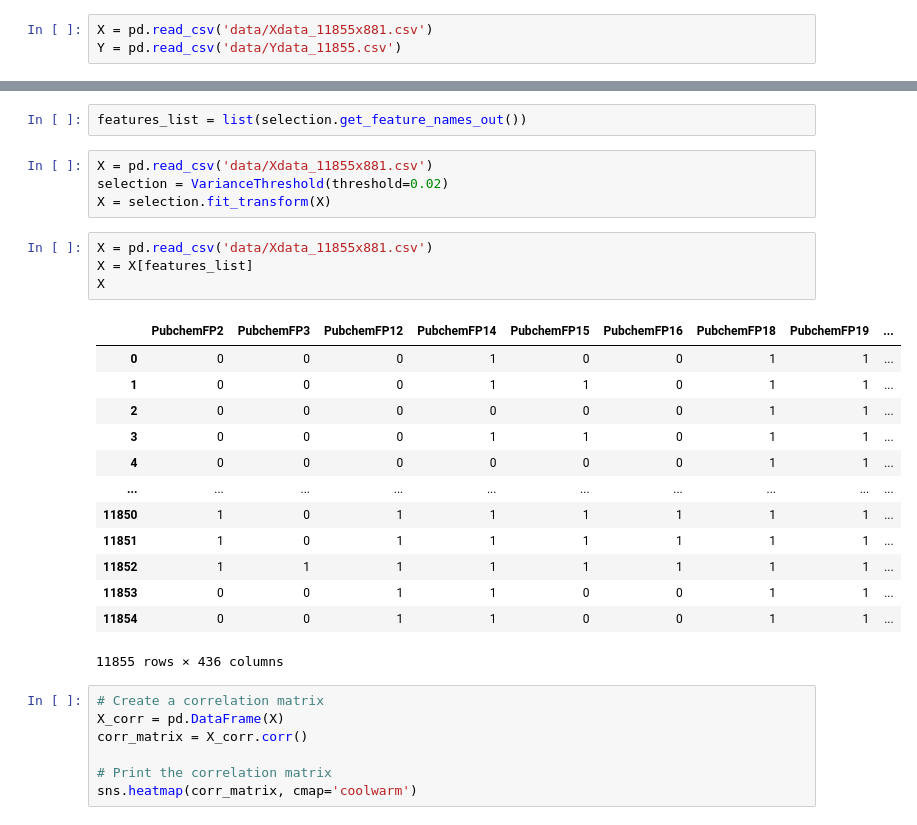
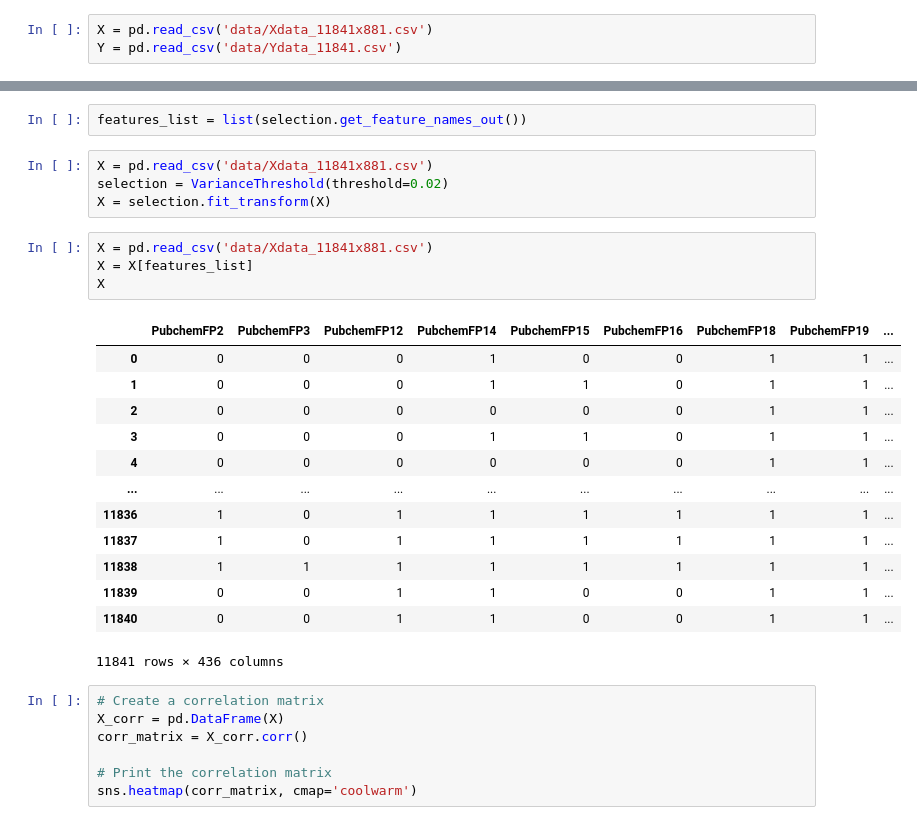
Before and after one commit to Curtis-Wu/Computational-Drug-Discovery-Webapp, a Jupyter notebook: models/fen1/Computational Drug Discovery Project copy.ipynb, the cells around one changed output, grey strips where cells are left out. Drawn from its saved outputs; the diff is of its cells as text.

```diff
--- a/models/fen1/Computational Drug Discovery Project copy.ipynb
+++ b/models/fen1/Computational Drug Discovery Project copy.ipynb
@@ -290,8 +356,8 @@ from sklearn.model_selection import train_test_split
 from sklearn.feature_selection import VarianceThreshold
 import pickle
 # %%
-X = pd.read_csv('data/Xdata_11855x881.csv')
-Y = pd.read_csv('data/Ydata_11855.csv')
+X = pd.read_csv('data/Xdata_11841x881.csv')
+Y = pd.read_csv('data/Ydata_11841.csv')
 # %%
 # Removing low variance features
 from sklearn.feature_selection import VarianceThreshold
@@ -303,27 +369,27 @@ len(list(selection.get_feature_names_out()))
 # %%
 features_list = list(selection.get_feature_names_out())
 # %%
-X = pd.read_csv('data/Xdata_11855x881.csv')
+X = pd.read_csv('data/Xdata_11841x881.csv')
 selection = VarianceThreshold(threshold=0.02)
 X = selection.fit_transform(X)
 # %%
-X = pd.read_csv('data/Xdata_11855x881.csv')
+X = pd.read_csv('data/Xdata_11841x881.csv')
 X = X[features_list]
 X
 # %% [output]
 |  | PubchemFP2 | PubchemFP3 | PubchemFP12 | PubchemFP14 | PubchemFP15 | PubchemFP16 | PubchemFP18 | PubchemFP19 | ... |
 | 0 | 0 | 0 | 0 | 1 | 0 | 0 | 1 | 1 | ... |
 | 1 | 0 | 0 | 0 | 1 | 1 | 0 | 1 | 1 | ... |
 | 2 | 0 | 0 | 0 | 0 | 0 | 0 | 1 | 1 | ... |
 | 3 | 0 | 0 | 0 | 1 | 1 | 0 | 1 | 1 | ... |
 | 4 | 0 | 0 | 0 | 0 | 0 | 0 | 1 | 1 | ... |
 | ... | ... | ... | ... | ... | ... | ... | ... | ... | ... |
-| 11850 | 1 | 0 | 1 | 1 | 1 | 1 | 1 | 1 | ... |
-| 11851 | 1 | 0 | 1 | 1 | 1 | 1 | 1 | 1 | ... |
-| 11852 | 1 | 1 | 1 | 1 | 1 | 1 | 1 | 1 | ... |
-| 11853 | 0 | 0 | 1 | 1 | 0 | 0 | 1 | 1 | ... |
-| 11854 | 0 | 0 | 1 | 1 | 0 | 0 | 1 | 1 | ... |
+| 11836 | 1 | 0 | 1 | 1 | 1 | 1 | 1 | 1 | ... |
+| 11837 | 1 | 0 | 1 | 1 | 1 | 1 | 1 | 1 | ... |
+| 11838 | 1 | 1 | 1 | 1 | 1 | 1 | 1 | 1 | ... |
+| 11839 | 0 | 0 | 1 | 1 | 0 | 0 | 1 | 1 | ... |
+| 11840 | 0 | 0 | 1 | 1 | 0 | 0 | 1 | 1 | ... |
-11855 rows × 436 columns
+11841 rows × 436 columns
 # %%
 # Create a correlation matrix
 X_corr = pd.DataFrame(X)
```
Also changed, not shown: parts of 33 cells of this notebook, 9 other files.
